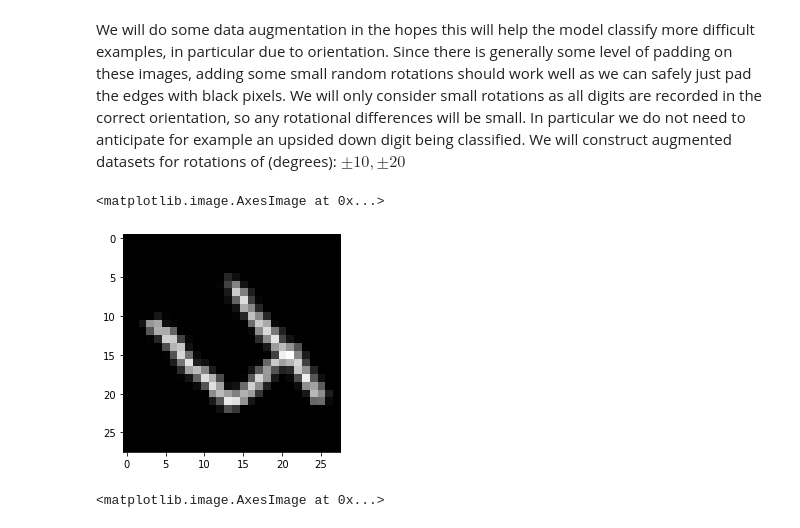
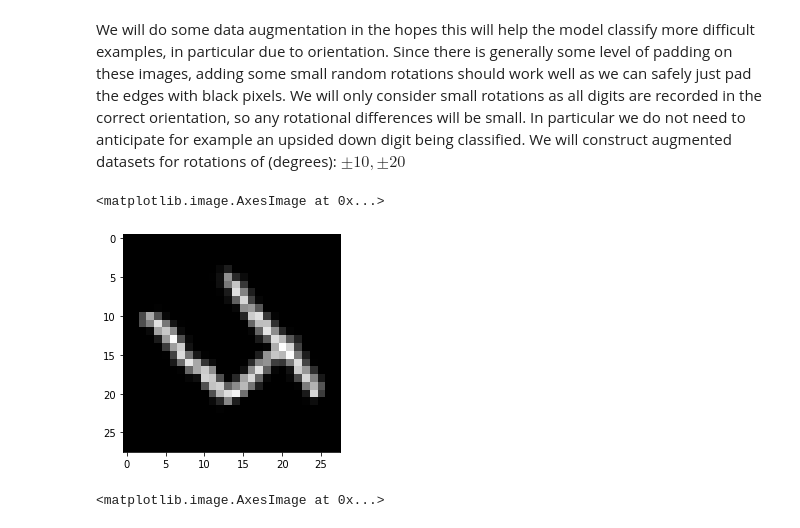
Before and after one commit to EricNeville/Kaggle-Digit-Recognizer, a Jupyter notebook: model.ipynb, the cells around one changed output. Drawn from its saved outputs; the diff is of its cells as text; code cells hidden in the pictures.

Commit message:
Fixed an error in the rotate function, lead to new best accuracy train and test

```diff
--- a/model.ipynb
+++ b/model.ipynb
@@ -70,13 +74,16 @@ def rotate(img, degrees):
     j0 = np.floor(j_rotated)
     j1 = np.ceil(j_rotated)
     lambda_j = j_rotated-j0
-    rotated = tmp[(i0+(j0-1)*40).astype(int)] * (1-lambda_i) * (1-lambda_j) + tmp[(i0+(j1-1)*40).astype(int)] * (1-lambda_i) * lambda_j + tmp[(i1+(j0-1)*40).astype(int)] * lambda_i * (1-lambda_j) + tmp[(i1+(j1-1)*40).astype(int)] * lambda_i * lambda_j
+    rotated = tmp[(i0+j0*40).astype(int)] * (1-lambda_i) * (1-lambda_j) + tmp[(i0+j1*40).astype(int)] * (1-lambda_i) * lambda_j + tmp[(i1+j0*40).astype(int)] * lambda_i * (1-lambda_j) + tmp[(i1+j1*40).astype(int)] * lambda_i * lambda_j
     return(rotated.reshape(28,28))
 # %%
+'''
+Possibly do something to combat smoothing?
+'''
 plt.imshow(rotate(X_train[3], -30), cmap = "gray")
 # %% [output]
 <matplotlib.image.AxesImage at 0x...>
-[figure, old version]
+[figure, new version]
 # %%
 plt.imshow(X_train[3], cmap = "gray")
 # %% [output]
```
Also changed, not shown: parts of 13 cells of this notebook, 1 other file.
